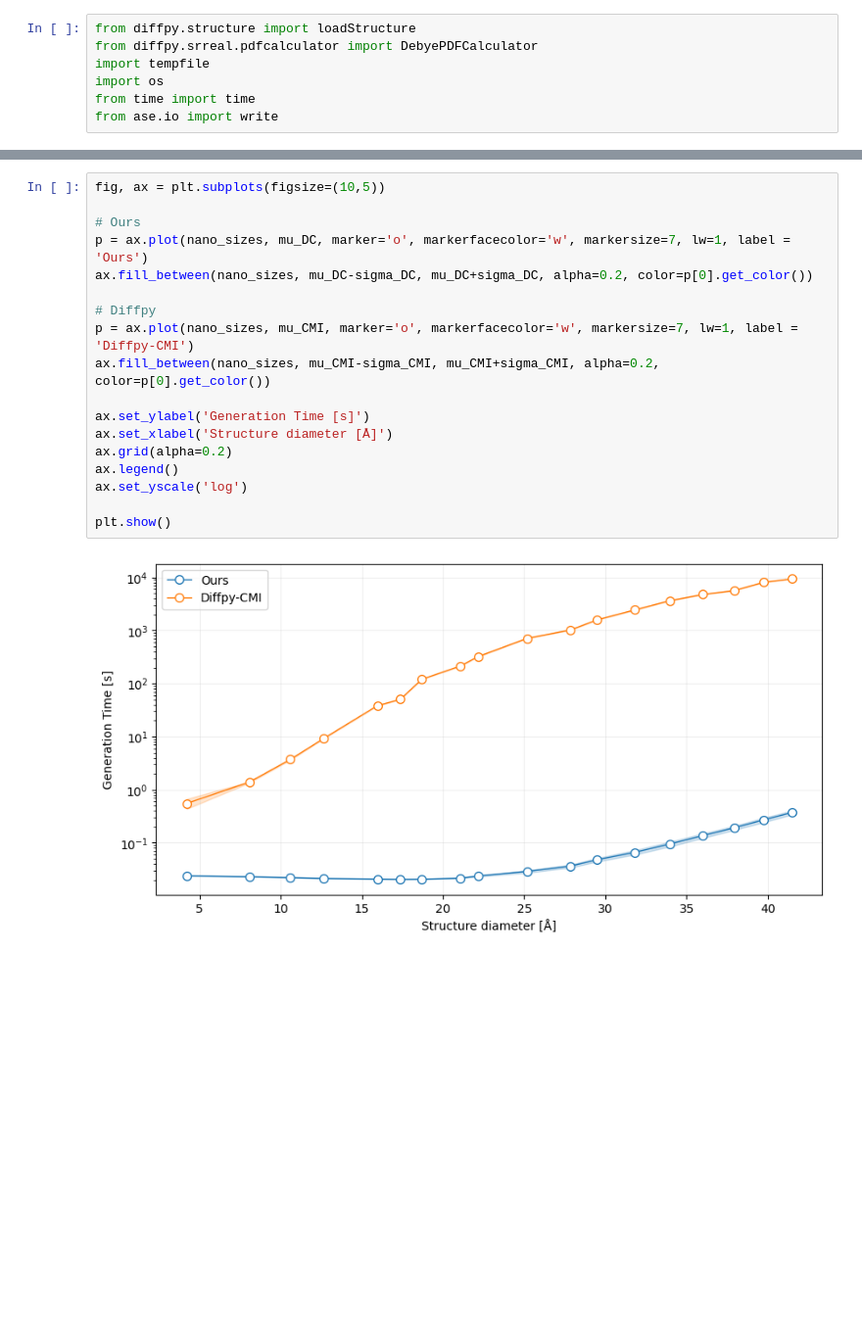
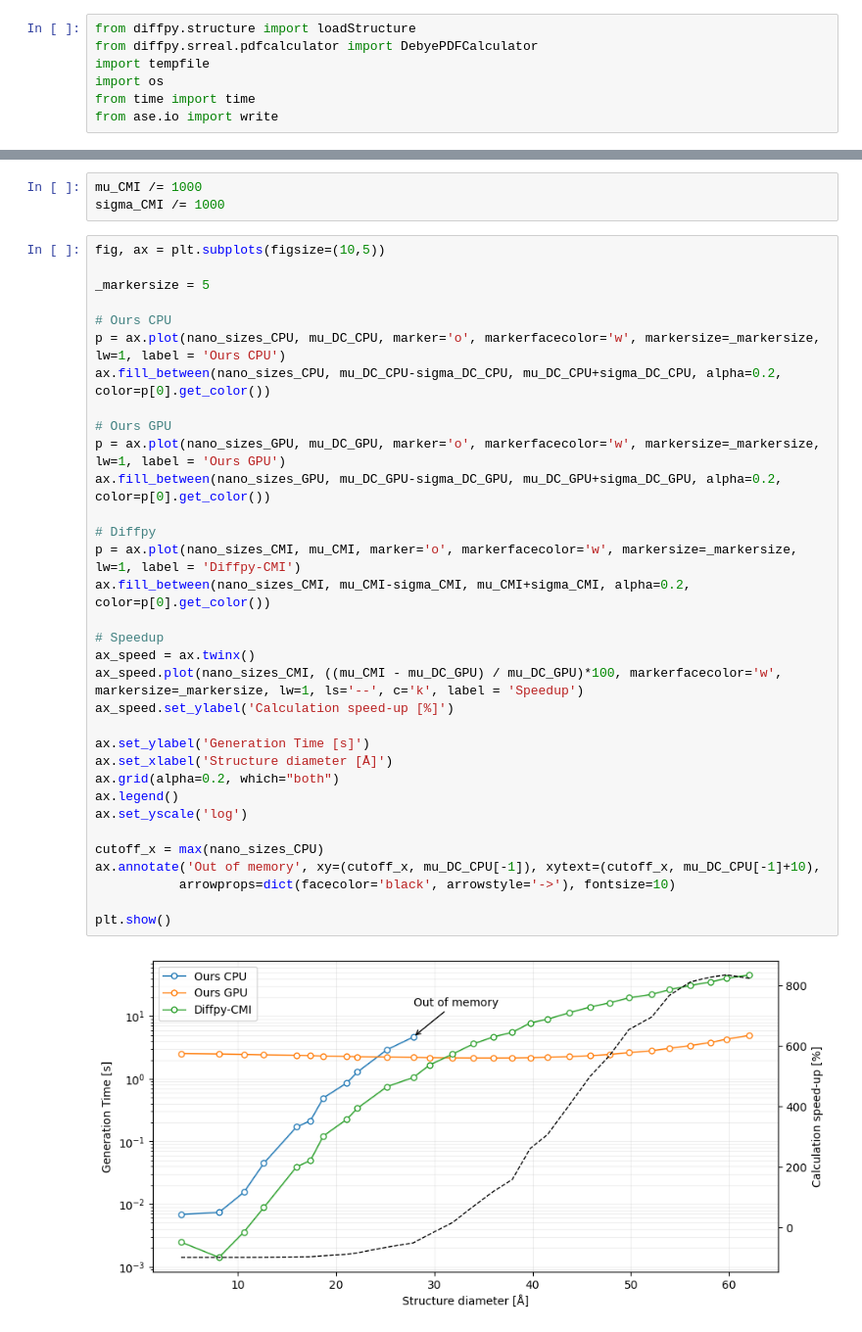
Before and after one commit to FrederikLizakJohansen/DebyeCalculator, a Jupyter notebook: NotebookTutorial.ipynb, the cells around one changed output, grey strips where cells are left out. Shown at 98% size. Drawn from its saved outputs; the diff is of its cells as text; blank space fills up the shorter version.

Commit message:
Added first figure

```diff
--- a/NotebookTutorial.ipynb
+++ b/NotebookTutorial.ipynb
@@ -339,20 +376,38 @@ sigma_CMI = np.array(sigma_CMI)
+# %%
+mu_CMI /= 1000
+sigma_CMI /= 1000
 # %%
 fig, ax = plt.subplots(figsize=(10,5))
 
-# Ours
-p = ax.plot(nano_sizes, mu_DC, marker='o', markerfacecolor='w', markersize=7, lw=1, label = 'Ours')
-ax.fill_between(nano_sizes, mu_DC-sigma_DC, mu_DC+sigma_DC, alpha=0.2, color=p[0].get_color())
+_markersize = 5
+
+# Ours CPU
+p = ax.plot(nano_sizes_CPU, mu_DC_CPU, marker='o', markerfacecolor='w', markersize=_markersize, lw=1, label = 'Ours CPU')
+ax.fill_between(nano_sizes_CPU, mu_DC_CPU-sigma_DC_CPU, mu_DC_CPU+sigma_DC_CPU, alpha=0.2, color=p[0].get_color())
+
+# Ours GPU
+p = ax.plot(nano_sizes_GPU, mu_DC_GPU, marker='o', markerfacecolor='w', markersize=_markersize, lw=1, label = 'Ours GPU')
+ax.fill_between(nano_sizes_GPU, mu_DC_GPU-sigma_DC_GPU, mu_DC_GPU+sigma_DC_GPU, alpha=0.2, color=p[0].get_color())
 
 # Diffpy
-p = ax.plot(nano_sizes, mu_CMI, marker='o', markerfacecolor='w', markersize=7, lw=1, label = 'Diffpy-CMI')
-ax.fill_between(nano_sizes, mu_CMI-sigma_CMI, mu_CMI+sigma_CMI, alpha=0.2, color=p[0].get_color())
+p = ax.plot(nano_sizes_CMI, mu_CMI, marker='o', markerfacecolor='w', markersize=_markersize, lw=1, label = 'Diffpy-CMI')
+ax.fill_between(nano_sizes_CMI, mu_CMI-sigma_CMI, mu_CMI+sigma_CMI, alpha=0.2, color=p[0].get_color())
+
+# Speedup
+ax_speed = ax.twinx()
+ax_speed.plot(nano_sizes_CMI, ((mu_CMI - mu_DC_GPU) / mu_DC_GPU)*100, markerfacecolor='w', markersize=_markersize, lw=1, ls='--', c='k', label = 'Speedup')
+ax_speed.set_ylabel('Calculation speed-up [%]')
 
 ax.set_ylabel('Generation Time [s]')
 ax.set_xlabel('Structure diameter [Å]')
-ax.grid(alpha=0.2)
+ax.grid(alpha=0.2, which="both")
 ax.legend()
 ax.set_yscale('log')
 
+cutoff_x = max(nano_sizes_CPU)
+ax.annotate('Out of memory', xy=(cutoff_x, mu_DC_CPU[-1]), xytext=(cutoff_x, mu_DC_CPU[-1]+10),
+           arrowprops=dict(facecolor='black', arrowstyle='->'), fontsize=10)
+
 plt.show()
 # %% [output]
-[figure, old version]
+[figure, new version]
```
Also changed, not shown: parts of 8 cells of this notebook.
